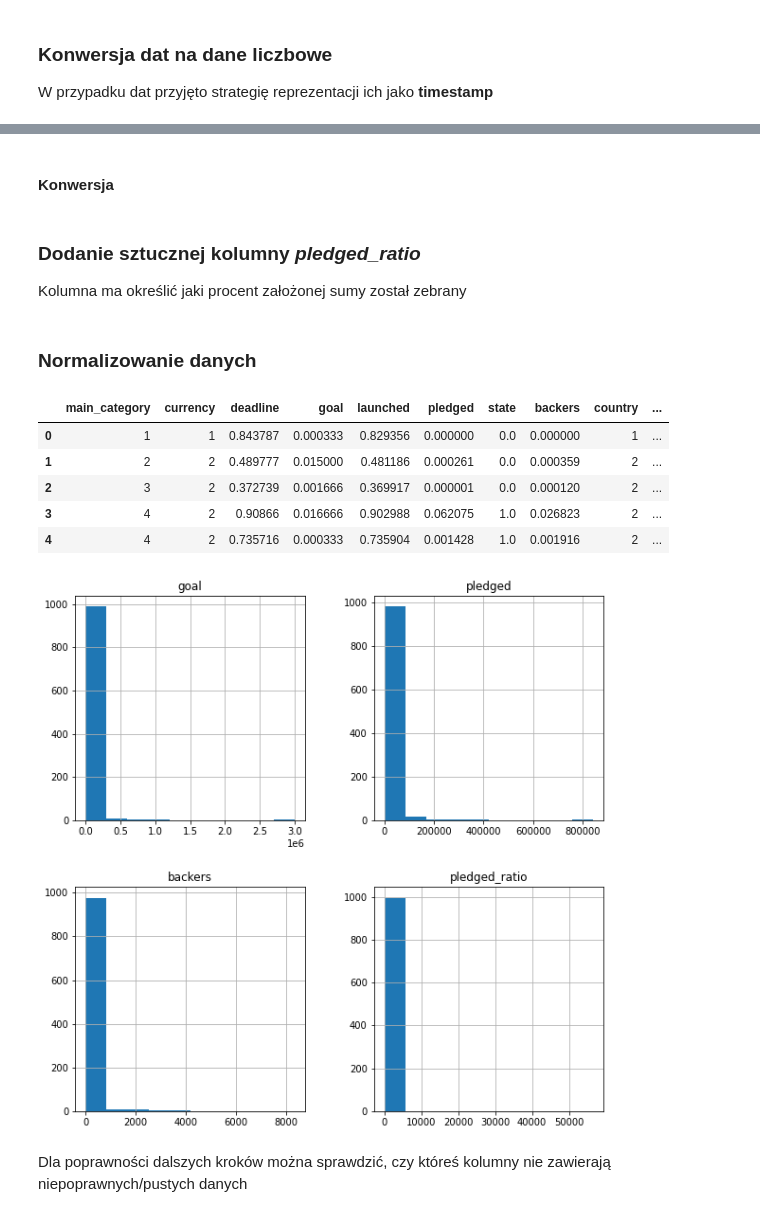
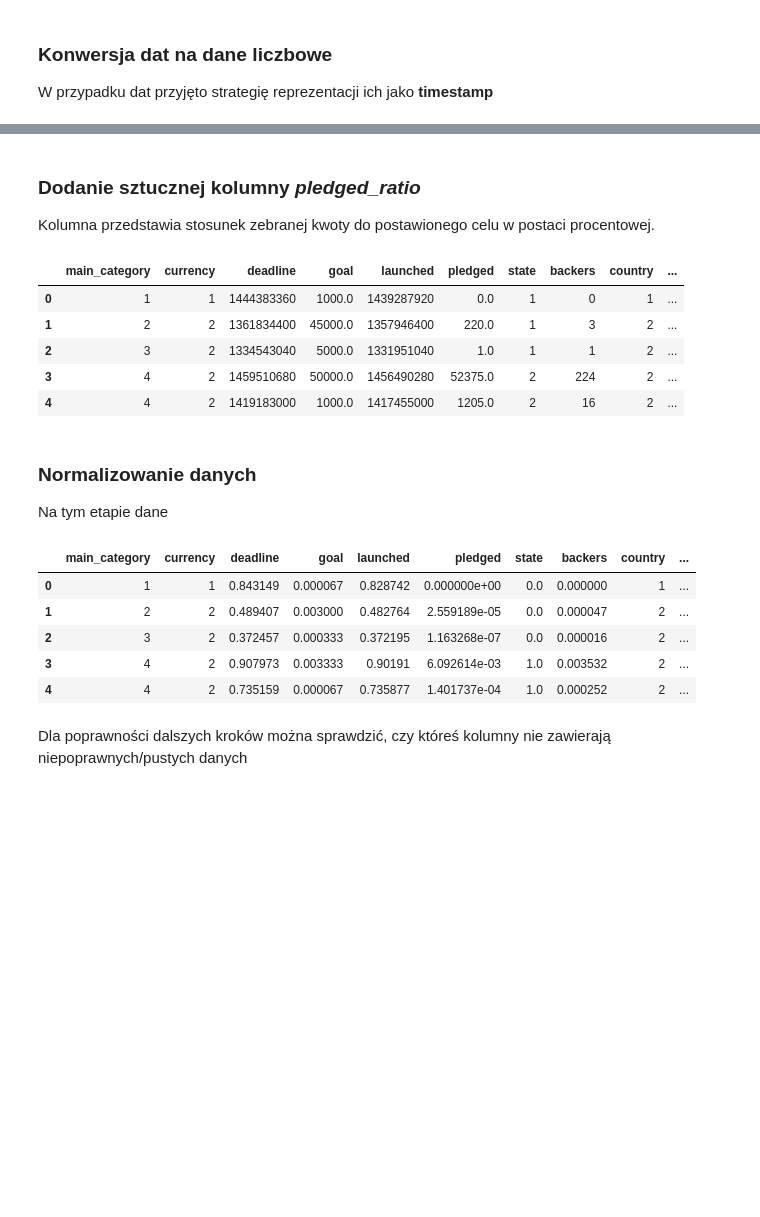
Before and after one commit to emesiarze/startup-data-analysis, a Jupyter notebook: kickstarter-analysis.ipynb, the cells around one changed output, grey strips where cells are left out. Cells and saved outputs as stored; diff of their text form; code cells hidden in the pictures; blank space fills up the shorter version.

```diff
--- a/kickstarter-analysis.ipynb
+++ b/kickstarter-analysis.ipynb
@@ -25,18 +25,0 @@ import random as rand
-# %%
-# Skonfigurowanie maksymalnej liczby wyświetlanych kolumn
-pd.set_option('display.max_columns', 10)
-
-# Skonfigurowanie opcji wyświetlania
-pd.set_option('display.max_columns', 500)
-pd.set_option('display.width', 1000)
-
-# Parametry wykorzystywane przy wczytywaniu danych
-dataset_path = './data/kickstarter-projects-filtered.csv'
-encoding='ISO-8859-1'
-rows_number = 1000
-all_csv_columns = ['main_category', 'currency', 'deadline', 'goal', 'launched', 'pledged', 'state', 'backers', 'country']
-
-# Dane wykorzystywane przy przetwarzaniu danych
-all_columns = ['main_category', 'currency', 'deadline', 'goal', 'launched', 'pledged', 'state', 'backers', 'country', 'pledged_ratio']
-features_columns = ['main_category', 'deadline', 'goal', 'launched', 'pledged', 'backers', 'country', 'pledged_ratio']
-labels_columns = ['state']
@@ -47,5 +44,13 @@ labels_columns = ['state']
 # %%
-df = pd.read_csv(dataset_path, encoding=encoding,low_memory=False).head(rows_number).filter(all_csv_columns, axis=1)
+dataset_path = './data/kickstarter-projects-filtered.csv'
+rows_number = 5000
+all_csv_columns = ['main_category', 'currency', 'deadline', 'goal', 'launched', 'pledged', 'state', 'backers', 'country']
+df = pd.read_csv(
+    dataset_path,
+    encoding=encoding,
+    low_memory=False
+    ).head(rows_number).filter(all_csv_columns, axis=1)
+
 print(df.head())
 # %% [output]
   main_category currency        deadline     goal        launched  pledged       state  backers country
@@ -127,2 +124,0 @@ def map_date_to_timestamp(df, column_names):
-# %% [markdown]
-#### Konwersja
@@ -131,24 +125,32 @@ df = map_date_to_timestamp(df, ['launched', 'deadline'])
-# %% [markdown]
-### Dodanie sztucznej kolumny _pledged_ratio_
-
-Kolumna ma określić jaki procent założonej sumy został zebrany
+# %% [markdown]
+### Dodanie sztucznej kolumny _pledged_ratio_
+
+Kolumna przedstawia stosunek zebranej kwoty do postawionego celu w postaci procentowej.
 # %%
 df['pledged_ratio'] = df['pledged'].astype(float) / df['goal'].astype(float) * 100
+df.head()
+# %% [output]
+|  | main_category | currency | deadline | goal | launched | pledged | state | backers | country | ... |
+| 0 | 1 | 1 | 1444383360 | 1000.0 | 1439287920 | 0.0 | 1 | 0 | 1 | ... |
+| 1 | 2 | 2 | 1361834400 | 45000.0 | 1357946400 | 220.0 | 1 | 3 | 2 | ... |
+| 2 | 3 | 2 | 1334543040 | 5000.0 | 1331951040 | 1.0 | 1 | 1 | 2 | ... |
+| 3 | 4 | 2 | 1459510680 | 50000.0 | 1456490280 | 52375.0 | 2 | 224 | 2 | ... |
+| 4 | 4 | 2 | 1419183000 | 1000.0 | 1417455000 | 1205.0 | 2 | 16 | 2 | ... |
 # %% [markdown]
 ### Normalizowanie danych
+
+Na tym etapie dane
 # %%
-df.hist(figsize=(10,10))
-colums_to_normalize = ['deadline', 'goal', 'launched', 'pledged', 'state', 'backers', 'pledged_ratio']
-df[colums_to_normalize] = df[colums_to_normalize].apply(lambda x: (x - x.min()) / (x.max() - x.min()))
+columns_to_normalize = ['deadline', 'goal', 'launched', 'pledged', 'state', 'backers', 'pledged_ratio']
+df[columns_to_normalize] = df[columns_to_normalize].apply(lambda x: (x - x.min()) / (x.max() - x.min()))
 df.head()
 # %% [output]
 |  | main_category | currency | deadline | goal | launched | pledged | state | backers | country | ... |
-| 0 | 1 | 1 | 0.843787 | 0.000333 | 0.829356 | 0.000000 | 0.0 | 0.000000 | 1 | ... |
-| 1 | 2 | 2 | 0.489777 | 0.015000 | 0.481186 | 0.000261 | 0.0 | 0.000359 | 2 | ... |
-| 2 | 3 | 2 | 0.372739 | 0.001666 | 0.369917 | 0.000001 | 0.0 | 0.000120 | 2 | ... |
-| 3 | 4 | 2 | 0.90866 | 0.016666 | 0.902988 | 0.062075 | 1.0 | 0.026823 | 2 | ... |
-| 4 | 4 | 2 | 0.735716 | 0.000333 | 0.735904 | 0.001428 | 1.0 | 0.001916 | 2 | ... |
+| 0 | 1 | 1 | 0.843149 | 0.000067 | 0.828742 | 0.000000e+00 | 0.0 | 0.000000 | 1 | ... |
+| 1 | 2 | 2 | 0.489407 | 0.003000 | 0.482764 | 2.559189e-05 | 0.0 | 0.000047 | 2 | ... |
+| 2 | 3 | 2 | 0.372457 | 0.000333 | 0.372195 | 1.163268e-07 | 0.0 | 0.000016 | 2 | ... |
+| 3 | 4 | 2 | 0.907973 | 0.003333 | 0.90191 | 6.092614e-03 | 1.0 | 0.003532 | 2 | ... |
+| 4 | 4 | 2 | 0.735159 | 0.000067 | 0.735877 | 1.401737e-04 | 1.0 | 0.000252 | 2 | ... |
-[figure, removed]
 # %% [markdown]
 Dla poprawności dalszych kroków można sprawdzić, czy któreś kolumny nie zawierają niepoprawnych/pustych danych
 # %%
```
Also changed, not shown: parts of 45 cells of this notebook.
